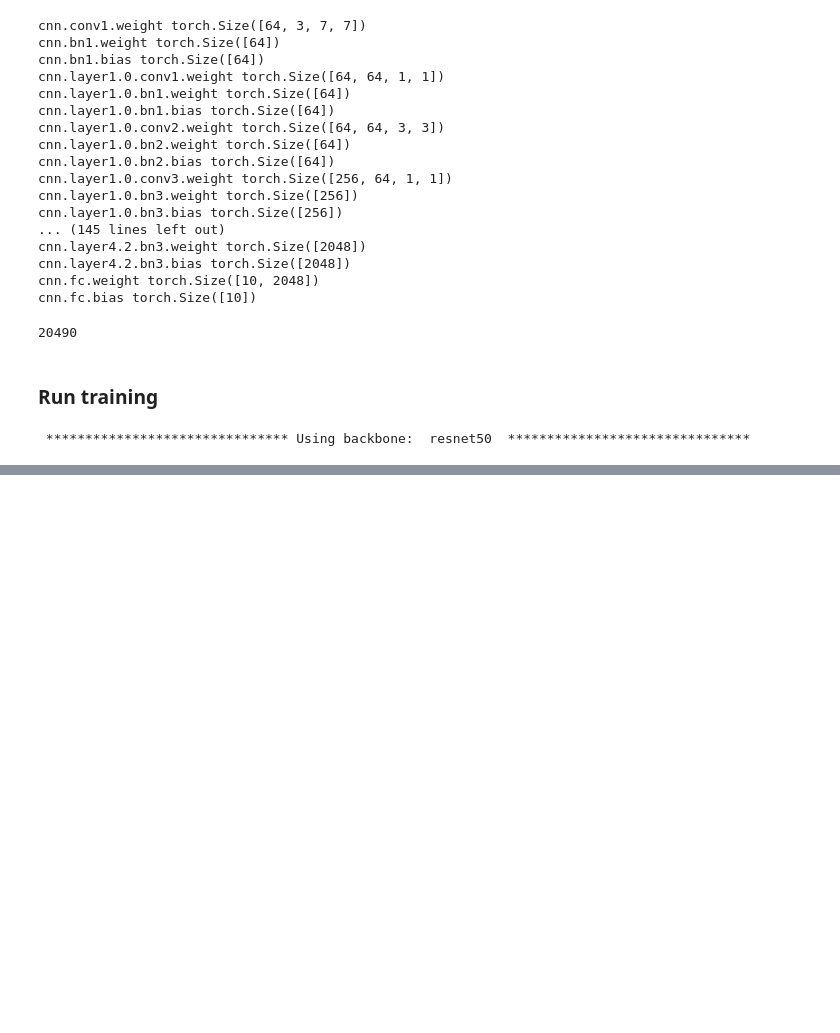
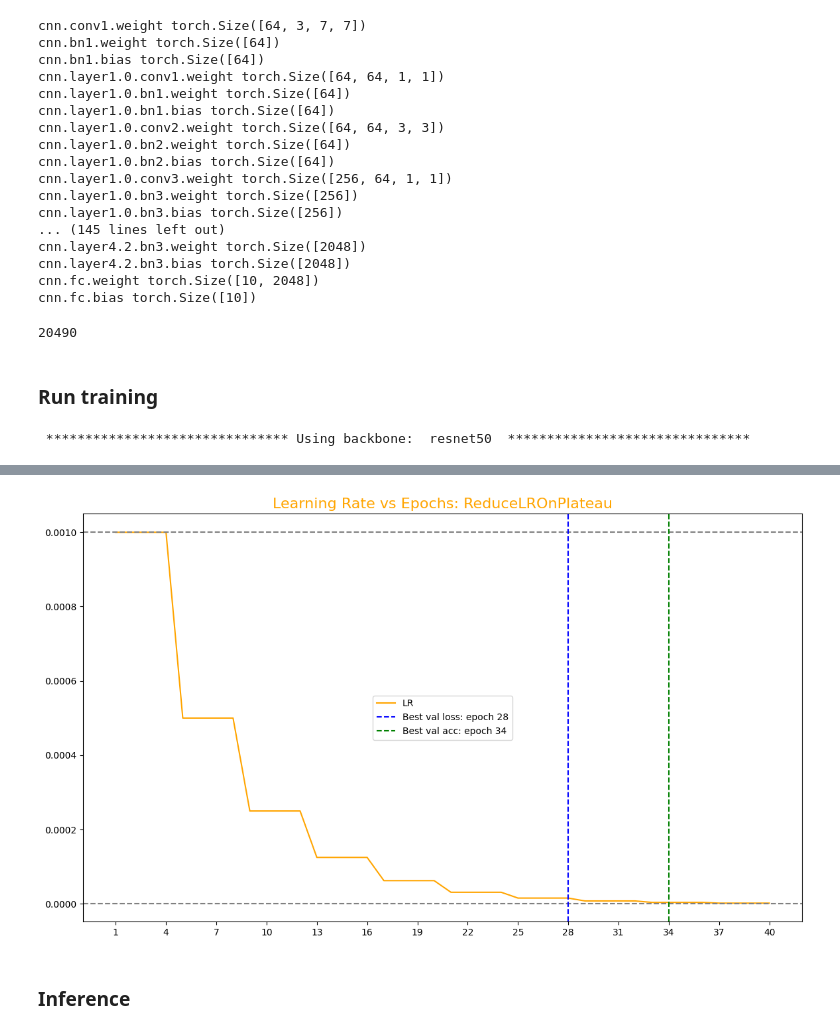
Before and after one commit to 00015775/learning-lab, a Jupyter notebook: pytorch/notebooks/03_experiment_timm_cont.ipynb, the cells around one changed output, grey strips where cells are left out. Cells and saved outputs as stored; diff of their text form; code cells hidden in the pictures; blank space fills up the shorter version.

```diff
--- a/pytorch/notebooks/03_experiment_timm_cont.ipynb
+++ b/pytorch/notebooks/03_experiment_timm_cont.ipynb
@@ -720,0 +809,31 @@ KeyboardInterrupt:
+# %%
+fig = plt.figure(figsize=(14, 8))
+
+epochs_range = np.arange(1, CFG.N_EPOCHS + 1, 1)
+
+if CFG.N_EPOCHS <= 20:
+  x_ticks = np.arange(1, CFG.N_EPOCHS + 1, 1)
+else:
+  x_ticks = np.arange(1, CFG.N_EPOCHS + 1, int(CFG.N_EPOCHS/20) + 1)
+
+
+# LR plot with scheduler
+plt.plot(epochs_range, LR_history, label="LR", color="orange")
+plt.xticks(x_ticks)
+
+# draw horizontal line
+plt.axhline(CFG.LEARNING_RATE, linestyle="dashed", color="grey")
+plt.axhline(0, linestyle="dashed", color="grey")
+
+# draw vertical lines
+plt.axvline(best_epoch_loss, linestyle="dashed", color="blue",
+            label="Best val loss: epoch " + str(best_epoch_loss))
+plt.axvline(best_epoch_acc, linestyle="dashed", color="green",
+            label="Best val acc: epoch " + str(best_epoch_acc))
+plt.title(f"Learning Rate vs Epochs: {CFG.scheduler}", fontsize=16, color="orange")
+plt.legend()
+plt.show()
+# %% [output]
+[figure, added]
+# %% [markdown]
+### Inference
```
Also changed, not shown: parts of 20 cells of this notebook.
